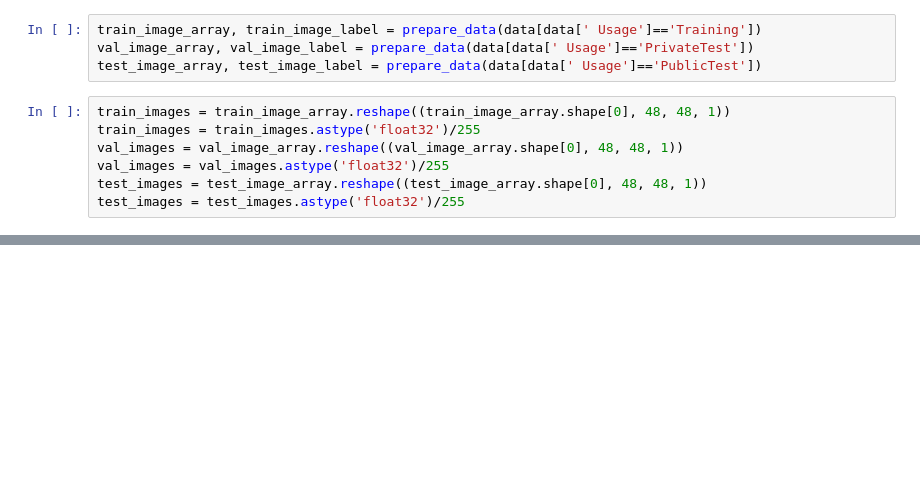
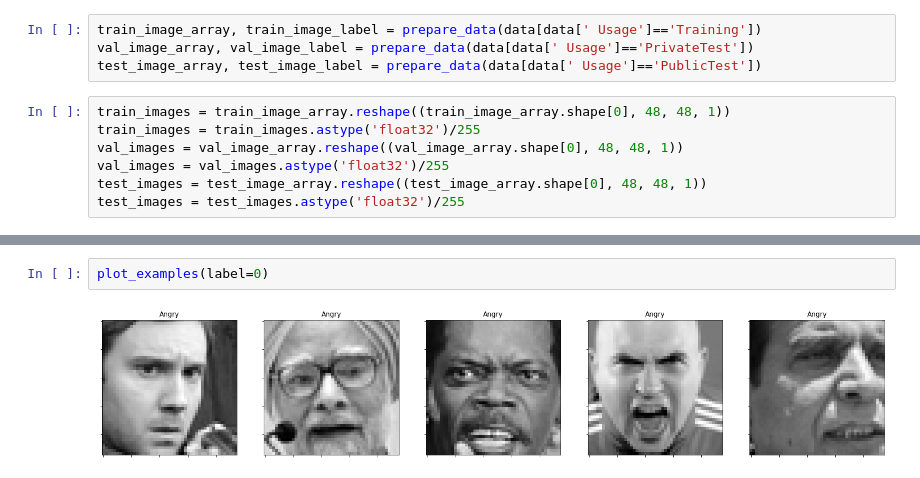
Before and after one commit to Bernie-R/Expressions, a Jupyter notebook: EDA and Training CNN.ipynb, the cells around one changed output, grey strips where cells are left out. Drawn from its saved outputs; the diff is of its cells as text; blank space fills up the shorter version.

```diff
--- a/EDA and Training CNN.ipynb
+++ b/EDA and Training CNN.ipynb
@@ -184,0 +167,4 @@ NameError: name 'to_categorical' is not defined
+# %%
+plot_examples(label=0)
+# %% [output]
+[figure, added]
```
Also changed, not shown: parts of 24 cells of this notebook, 1 other file.
